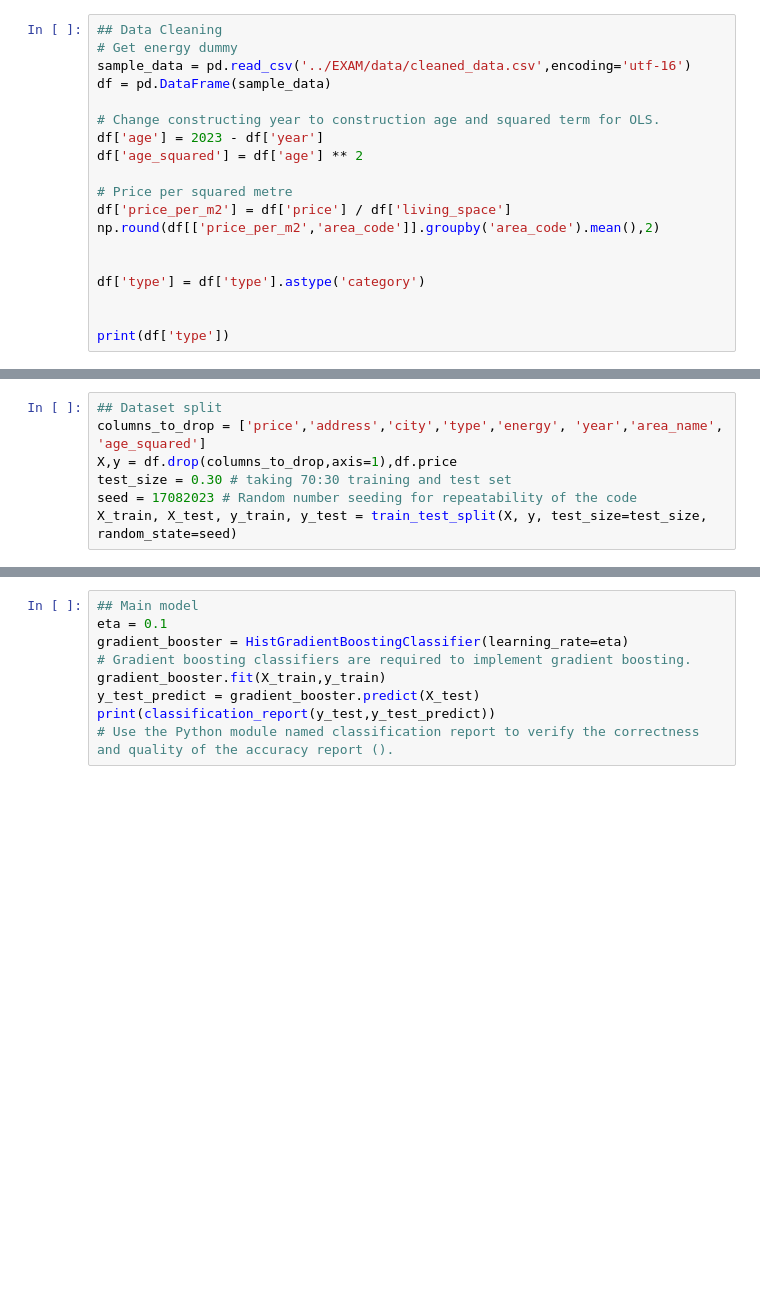
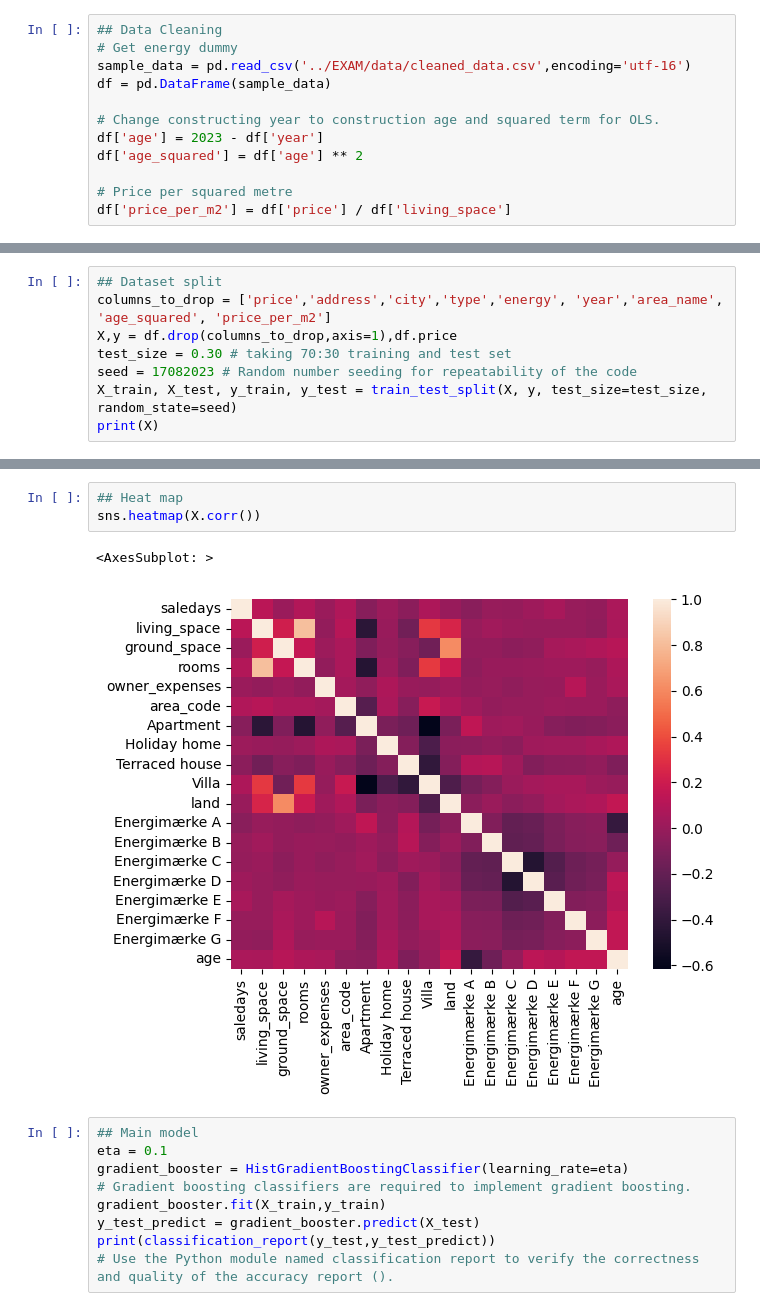
Before and after one commit to QiZhang777777/SODAS2023, a Jupyter notebook: EXAM/model_GBM.ipynb, the cells around one changed output, grey strips where cells are left out. Saved outputs shown, nothing was run; the diff lists cells and outputs as text; blank space fills up the shorter version.

```diff
--- a/EXAM/model_GBM.ipynb
+++ b/EXAM/model_GBM.ipynb
@@ -19,10 +21,3 @@ df['age_squared'] = df['age'] ** 2
 
 # Price per squared metre
 df['price_per_m2'] = df['price'] / df['living_space']
-np.round(df[['price_per_m2','area_code']].groupby('area_code').mean(),2)
-
-
-df['type'] = df['type'].astype('category')
-
-
-print(df['type'])
@@ -43,7 +24,8 @@ Categories (5, object): ['Apartment', 'Holiday home', 'Terraced house', 'Villa',
 # %%
 ## Dataset split
-columns_to_drop = ['price','address','city','type','energy', 'year','area_name', 'age_squared']
+columns_to_drop = ['price','address','city','type','energy', 'year','area_name', 'age_squared', 'price_per_m2']
 X,y = df.drop(columns_to_drop,axis=1),df.price
 test_size = 0.30 # taking 70:30 training and test set
 seed = 17082023 # Random number seeding for repeatability of the code
 X_train, X_test, y_train, y_test = train_test_split(X, y, test_size=test_size, random_state=seed)
+print(X)
@@ -50,3 +50,9 @@ X_train, X_test, y_train, y_test = train_test_split(X, y, test_size=test_size, r
+# %%
+## Heat map
+sns.heatmap(X.corr())
+# %% [output]
+<AxesSubplot: >
+[figure, added]
 # %%
 ## Main model
 eta = 0.1
```
Also changed, not shown: parts of 3 cells of this notebook, 2 other files.
